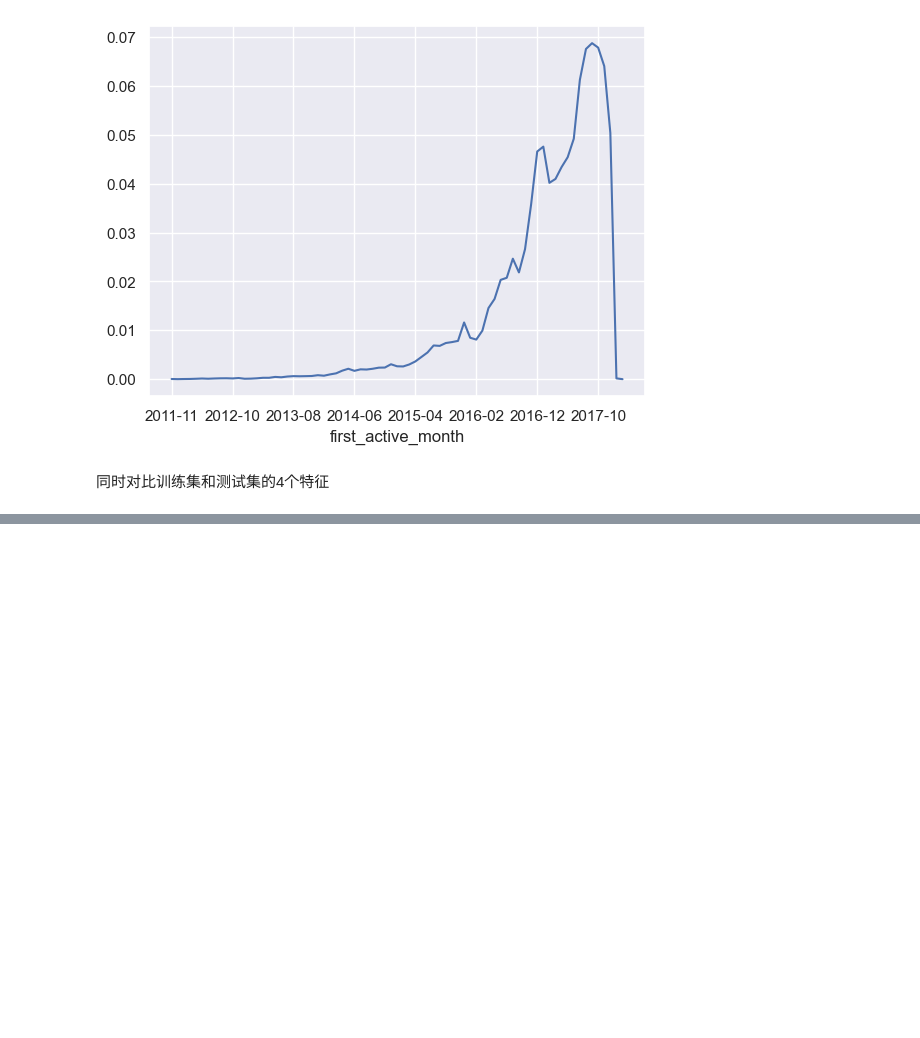
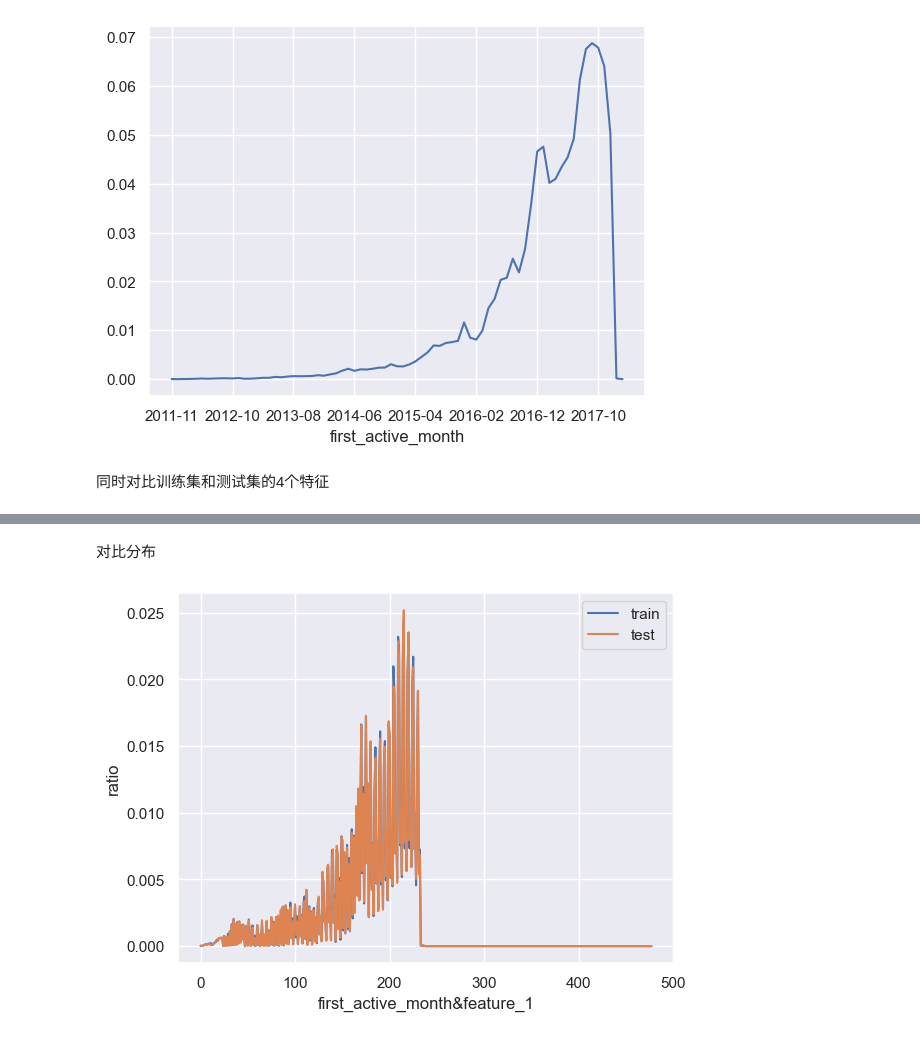
Before and after one commit to yukno1/LearnMachineLearning, a Jupyter notebook: Kaggle/elo-merchant/elo-merchant.ipynb, the cells around one changed output, grey strips where cells are left out. Saved outputs shown, nothing was run; the diff lists cells and outputs as text; code cells hidden in the pictures; blank space fills up the shorter version.

```diff
--- a/Kaggle/elo-merchant/elo-merchant.ipynb
+++ b/Kaggle/elo-merchant/elo-merchant.ipynb
@@ -310,0 +323,6 @@ for feature in features:
+# %%
+def combine_feature(df):
+    cols = df.columns
+    feature1 = df[cols[0]].astype(str).values.tolist()
+    feature2 = df[cols[1]].astype(str).values.tolist()
+    return pd.Series([feature1[i] + '&' + feature2[i] for i in range(df.shape[0])])
@@ -310,0 +331,3 @@ for feature in features:
+# %%
+cols = [features[0], features[1]]
+cols
@@ -310,0 +354,3 @@ for feature in features:
+# %%
+train_dis = combine_feature(train[cols]).value_counts().sort_index() / train_count
+train_dis
@@ -310,0 +372,3 @@ for feature in features:
+# %%
+test_dis = combine_feature(test[cols]).value_counts().sort_index() / test_count
+test_dis
@@ -310,0 +388,16 @@ for feature in features:
+# %% [markdown]
+对比分布
+# %%
+# 新的index
+index_dis = pd.Series(train_dis.index.tolist() + test_dis.index.tolist()).drop_duplicates()
+
+# 缺失值补0
+(index_dis.map(train_dis).fillna(0)).plot()
+(index_dis.map(test_dis).fillna(0)).plot()
+
+plt.legend(['train', 'test'])
+plt.xlabel('&'.join(cols))
+plt.ylabel('ratio')
+plt.show()
+# %% [output]
+[figure, added]
```
Also changed, not shown: parts of 15 cells of this notebook.
